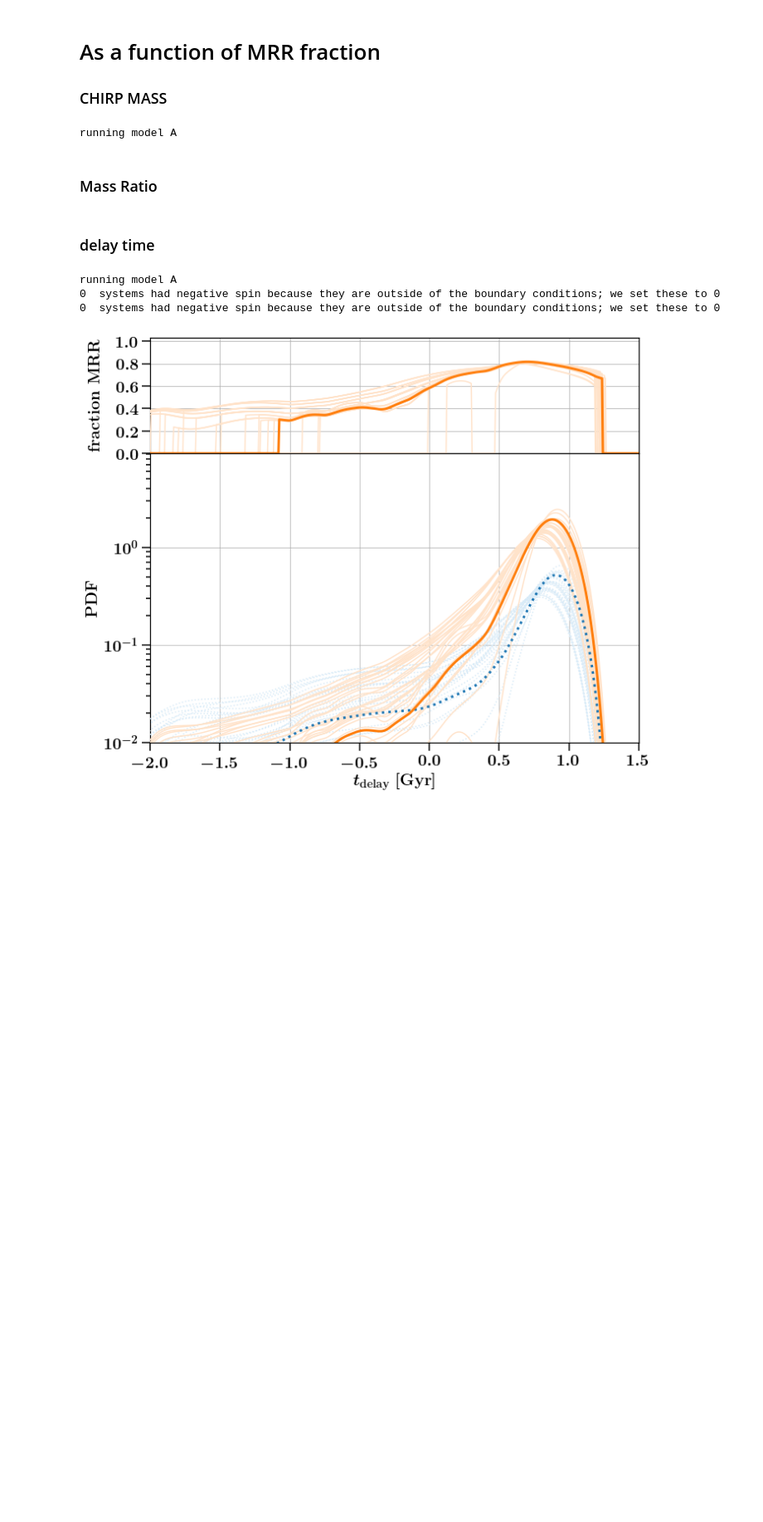
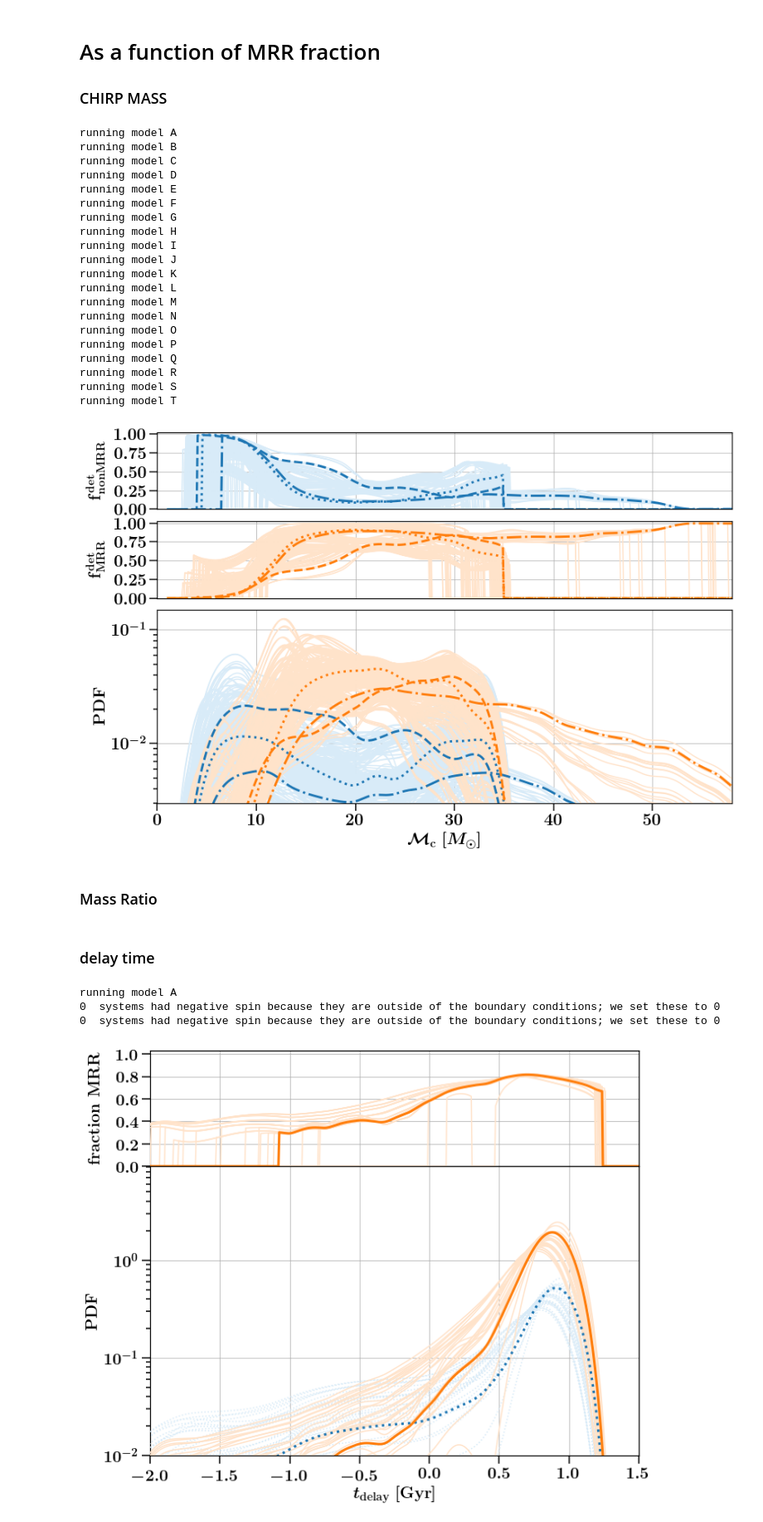
Before and after one commit to FloorBroekgaarden/MRR_Project, a Jupyter notebook: FigureX_Mass_and_MassRatio_Distribution_plots/Untitled.ipynb, the cells around one changed output. Shown at 83% size. Drawn from its saved outputs; the diff is of its cells as text; code cells hidden in the pictures; blank space fills up the shorter version.

Commit message:
update figures

```diff
--- a/FigureX_Mass_and_MassRatio_Distribution_plots/Untitled.ipynb
+++ b/FigureX_Mass_and_MassRatio_Distribution_plots/Untitled.ipynb
@@ -310,37 +327,57 @@ fig, ax = plt.subplots(3,1, figsize=(12,8), gridspec_kw={"height_ratios":[1, 1,
 bw=0.85
 ylim_threshold = 0.004
 
-# for ind_BPS, BPSmodel in enumerate(BPSnameslist[:]):
+for ind_BPS, BPSmodel in enumerate(BPSnameslist[:]):
 
-for ind_BPS, BPSmodel in enumerate(['A']):
+# for ind_BPS, BPSmodel in enumerate(['A']):
 
     print('running model %s'%BPSmodel)
     xparam = 'chirp_mass_LVK'
 
     plotYlog = False
     xlim, ylim = [0, 58], [0.0, 1.03]
 
 
     ax[0] = plot_MRR_distribution(axe=ax[0], xparam=xparam, BPSmodelName=BPSmodel, mode='notMRR_fraction',\
                                   spin_threshold=0.05, bw=bw, xlim=xlim, ylim=ylim, plotYlog=plotYlog, ylim_threshold=ylim_threshold)
     ax[1] = plot_MRR_distribution(axe=ax[1], xparam=xparam, BPSmodelName=BPSmodel, mode='MRR_fraction',\
                                   spin_threshold=0.05, bw=bw, xlim=xlim, ylim=ylim, plotYlog=plotYlog, ylim_threshold=ylim_threshold)
     plotYlog = True
     ylim = [0.003, 0.15]
     ax[2] = plot_MRR_distribution(axe=ax[2], xparam=xparam, BPSmodelName=BPSmodel, mode='MRR_PDF',\
                                   spin_threshold=0.05, bw=bw, xlim=xlim, ylim=ylim, plotYlog=plotYlog, ylim_threshold=ylim_threshold)
 
 
 plt.tight_layout()
 plt.subplots_adjust(wspace=0., hspace=0.1)#2)
 
 
 plt.savefig('./' + xparam    + '_MRR_split_3panel.pdf', transparent=False, bbox_inches="tight",  format='pdf')
 plt.savefig('./' + xparam    +  '_MRR_split_3panel.png', transparent=False, bbox_inches="tight", dpi=600, format='png')
 # plt.savefig('./' + xparam   +  'fraction.eps', bbox_inches="tight", dpi=600, format='eps')
 plt.show()
 # %% [output]
 running model A
+running model B
+running model C
+running model D
+running model E
+running model F
+running model G
+running model H
+running model I
+running model J
+running model K
+running model L
+running model M
+running model N
+running model O
+running model P
+running model Q
+running model R
+running model S
+running model T
+[figure, added]
 # %% [markdown]
 ### Mass Ratio
 # %%
```
Also changed, not shown: parts of 1 cell of this notebook, 2 other files.
